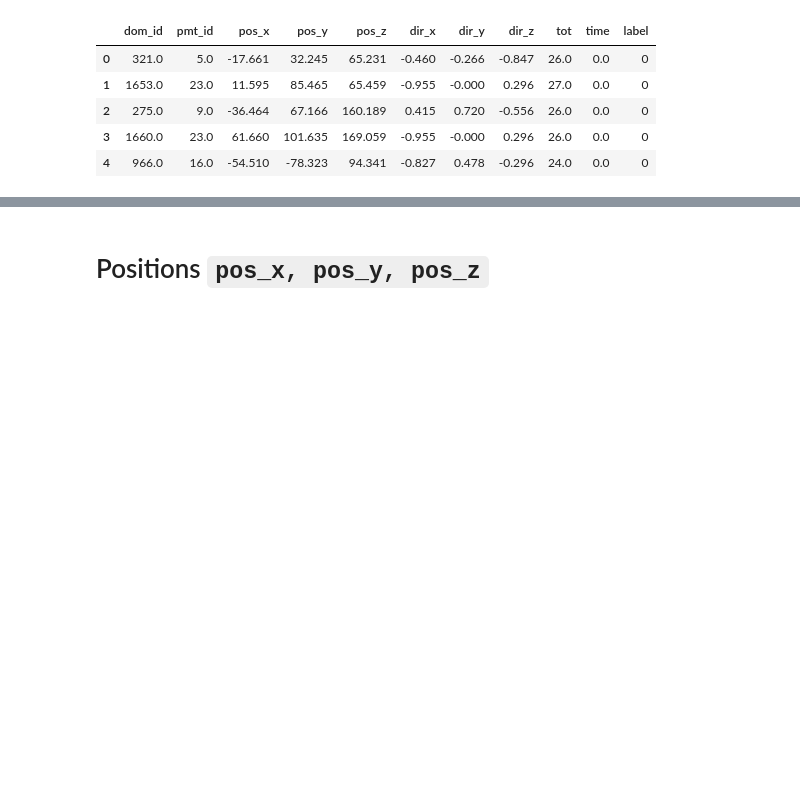
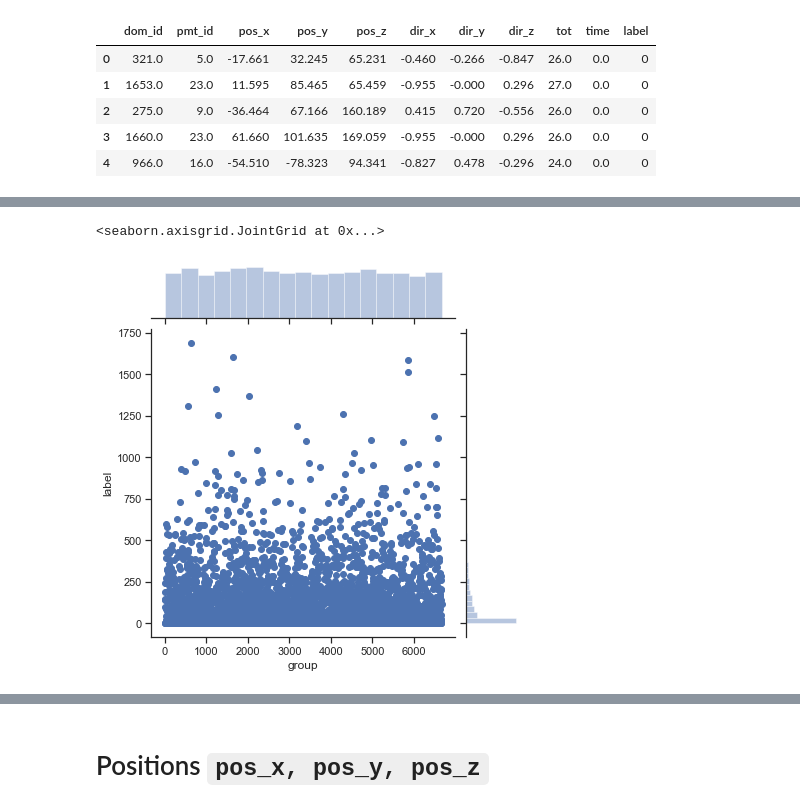
Before and after one commit to shrutirao94/km3net-neutrino-detection, a Jupyter notebook: notebooks/exploration.ipynb, the cells around one changed output, grey strips where cells are left out. Drawn from its saved outputs; the diff is of its cells as text; code cells hidden in the pictures; blank space fills up the shorter version.

```diff
--- a/notebooks/exploration.ipynb
+++ b/notebooks/exploration.ipynb
@@ -59,0 +164,5 @@ print("The noise:signal ratio is noted to be roughly {0}:{1}".format(round(noise
+# %%
+sns.jointplot(x='group', y="label", data=df_only_hits)
+# %% [output]
+<seaborn.axisgrid.JointGrid at 0x...>
+[figure, added]
```
Also changed, not shown: parts of 45 cells of this notebook.
